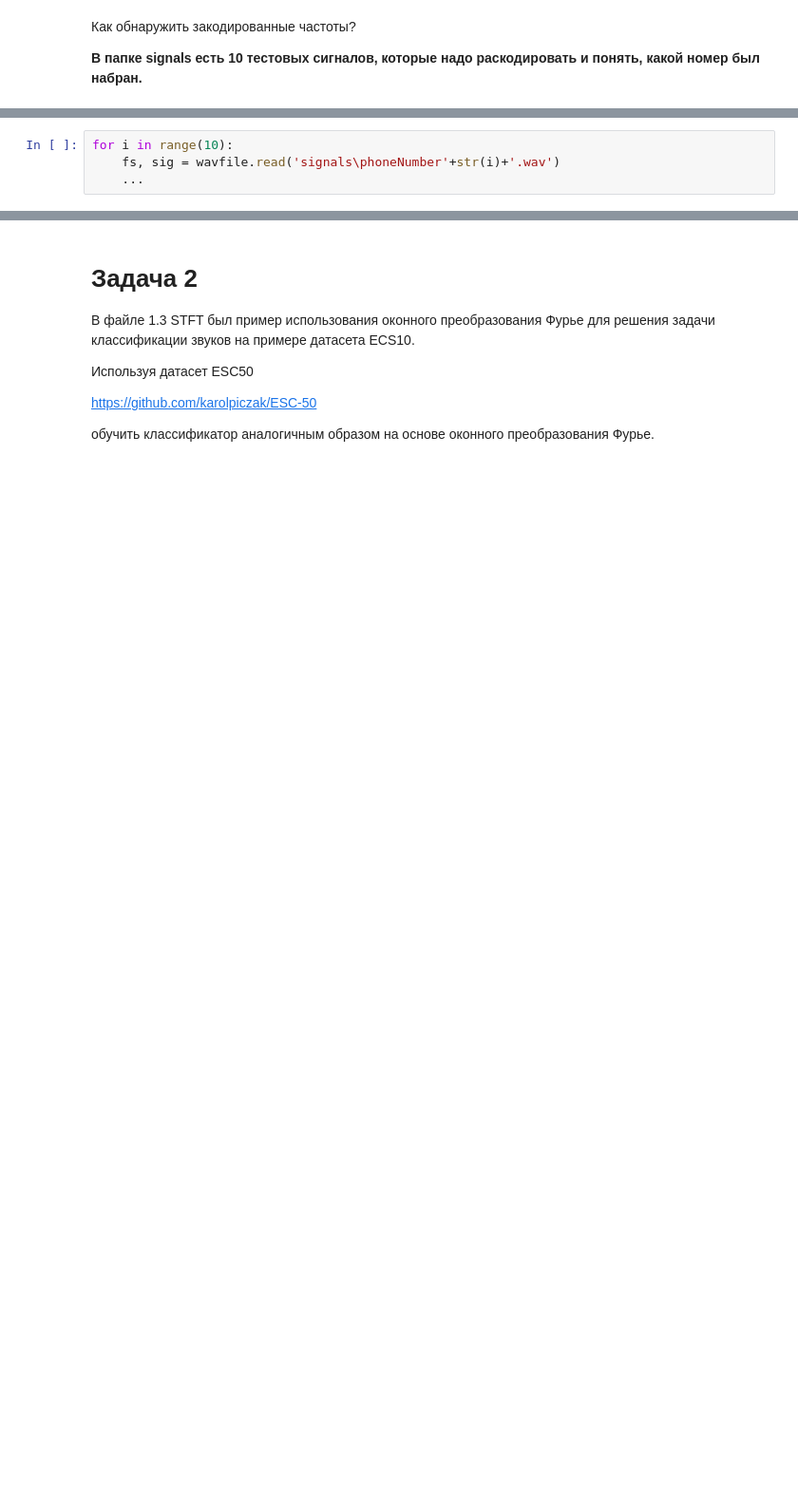
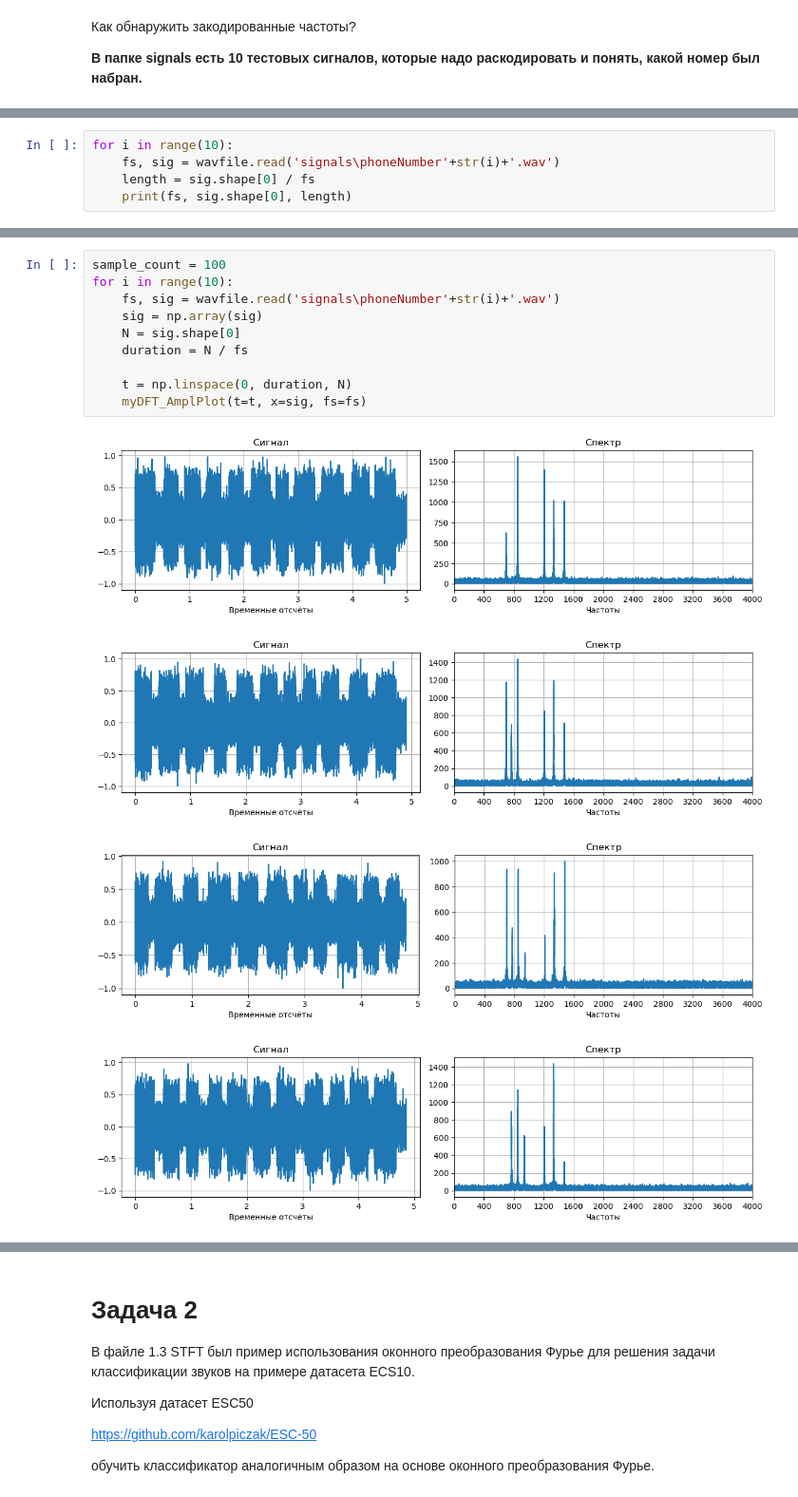
Before and after one commit to Qvery-mm/digital-signals, a Jupyter notebook: DSP_Tasks on.ipynb, the cells around one changed output, grey strips where cells are left out. Shown at 95% size. Saved outputs shown, nothing was run; the diff lists cells and outputs as text; blank space fills up the shorter version.

```diff
--- a/DSP_Tasks on.ipynb
+++ b/DSP_Tasks on.ipynb
@@ -66,4 +111,5 @@ IPython.display.Audio(y,rate=fs)
 # %%
 for i in range(10):
     fs, sig = wavfile.read('signals\phoneNumber'+str(i)+'.wav')
-    ...
+    length = sig.shape[0] / fs
+    print(fs, sig.shape[0], length)
@@ -69,0 +129,15 @@ for i in range(10):
+# %%
+sample_count = 100
+for i in range(10):
+    fs, sig = wavfile.read('signals\phoneNumber'+str(i)+'.wav')
+    sig = np.array(sig)
+    N = sig.shape[0]
+    duration = N / fs
+
+    t = np.linspace(0, duration, N)
+    myDFT_AmplPlot(t=t, x=sig, fs=fs)
+# %% [output]
+[figure, added]
+[figure, added]
+[figure, added]
+[figure, added]
```
Also changed, not shown: parts of 34 cells of this notebook, 1 other file.
